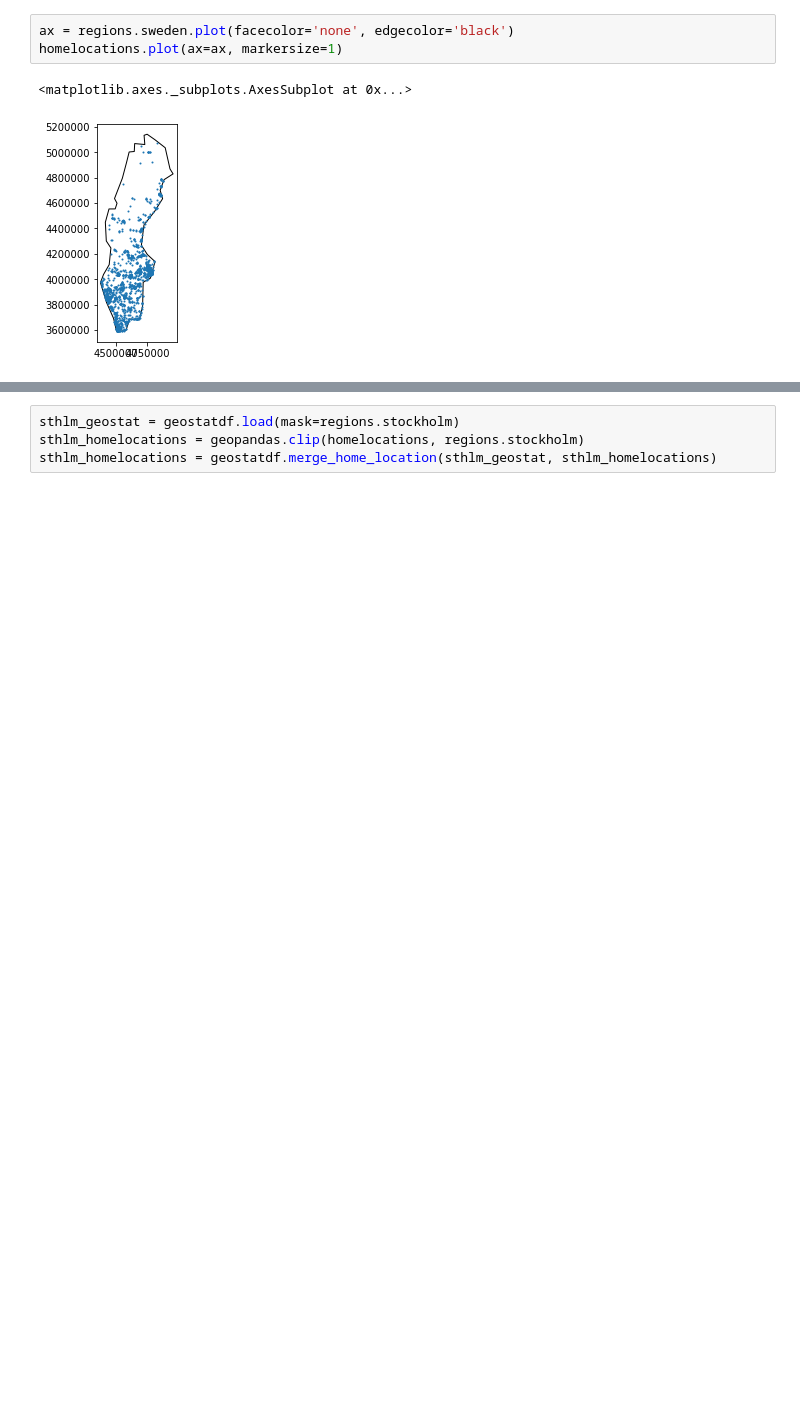
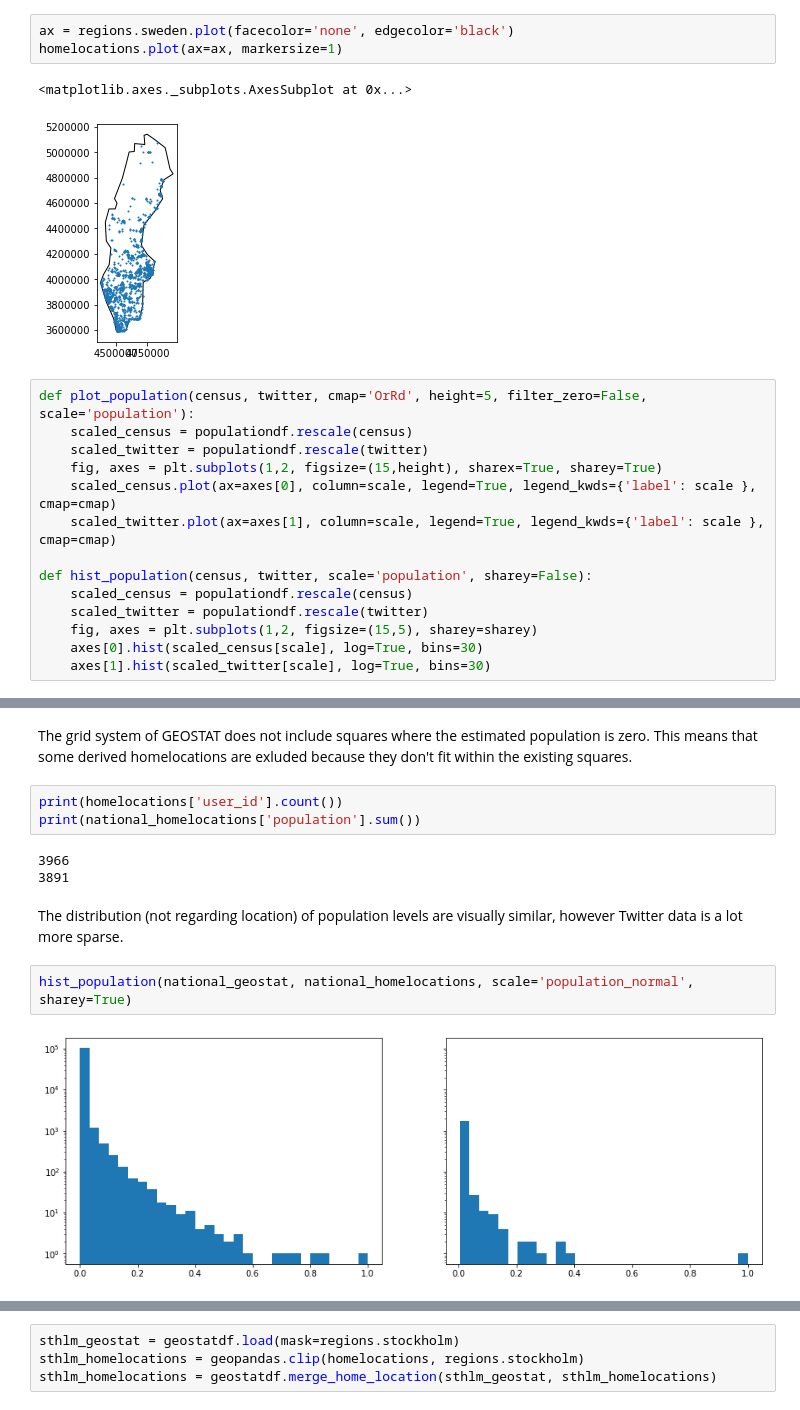
Before and after one commit to TheYuanLiao/individual_mobility_model, a Jupyter notebook: src/py/homelocation.ipynb, the cells around one changed output, grey strips where cells are left out. Saved outputs shown, nothing was run; the diff lists cells and outputs as text; blank space fills up the shorter version.

```diff
--- a/src/py/homelocation.ipynb
+++ b/src/py/homelocation.ipynb
@@ -65,5 +96,19 @@ homelocations.plot(ax=ax, markersize=1)
 # %% [output]
 <matplotlib.axes._subplots.AxesSubplot at 0x...>
 [figure]
+# %%
+def plot_population(census, twitter, cmap='OrRd', height=5, filter_zero=False, scale='population'):
+    scaled_census = populationdf.rescale(census)
+    scaled_twitter = populationdf.rescale(twitter)
+    fig, axes = plt.subplots(1,2, figsize=(15,height), sharex=True, sharey=True)
+    scaled_census.plot(ax=axes[0], column=scale, legend=True, legend_kwds={'label': scale }, cmap=cmap)
+    scaled_twitter.plot(ax=axes[1], column=scale, legend=True, legend_kwds={'label': scale }, cmap=cmap)
+
+def hist_population(census, twitter, scale='population', sharey=False):
+    scaled_census = populationdf.rescale(census)
+    scaled_twitter = populationdf.rescale(twitter)
+    fig, axes = plt.subplots(1,2, figsize=(15,5), sharey=sharey)
+    axes[0].hist(scaled_census[scale], log=True, bins=30)
+    axes[1].hist(scaled_twitter[scale], log=True, bins=30)
 # %%
 national_geostat = geostatdf.load(mask=regions.sweden)
@@ -77,0 +130,14 @@ national_homelocations.plot(ax=axes[1], column='twitter_users', legend=True)
+# %% [markdown]
+The grid system of GEOSTAT does not include squares where the estimated population is zero. This means that some derived homelocations are exluded because they don't fit within the existing squares.
+# %%
+print(homelocations['user_id'].count())
+print(national_homelocations['population'].sum())
+# %% [output]
+3966
+3891
+# %% [markdown]
+The distribution (not regarding location) of population levels are visually similar, however Twitter data is a lot more sparse.
+# %%
+hist_population(national_geostat, national_homelocations, scale='population_normal', sharey=True)
+# %% [output]
+[figure, added]
```
Also changed, not shown: parts of 39 cells of this notebook, 3 other files.
